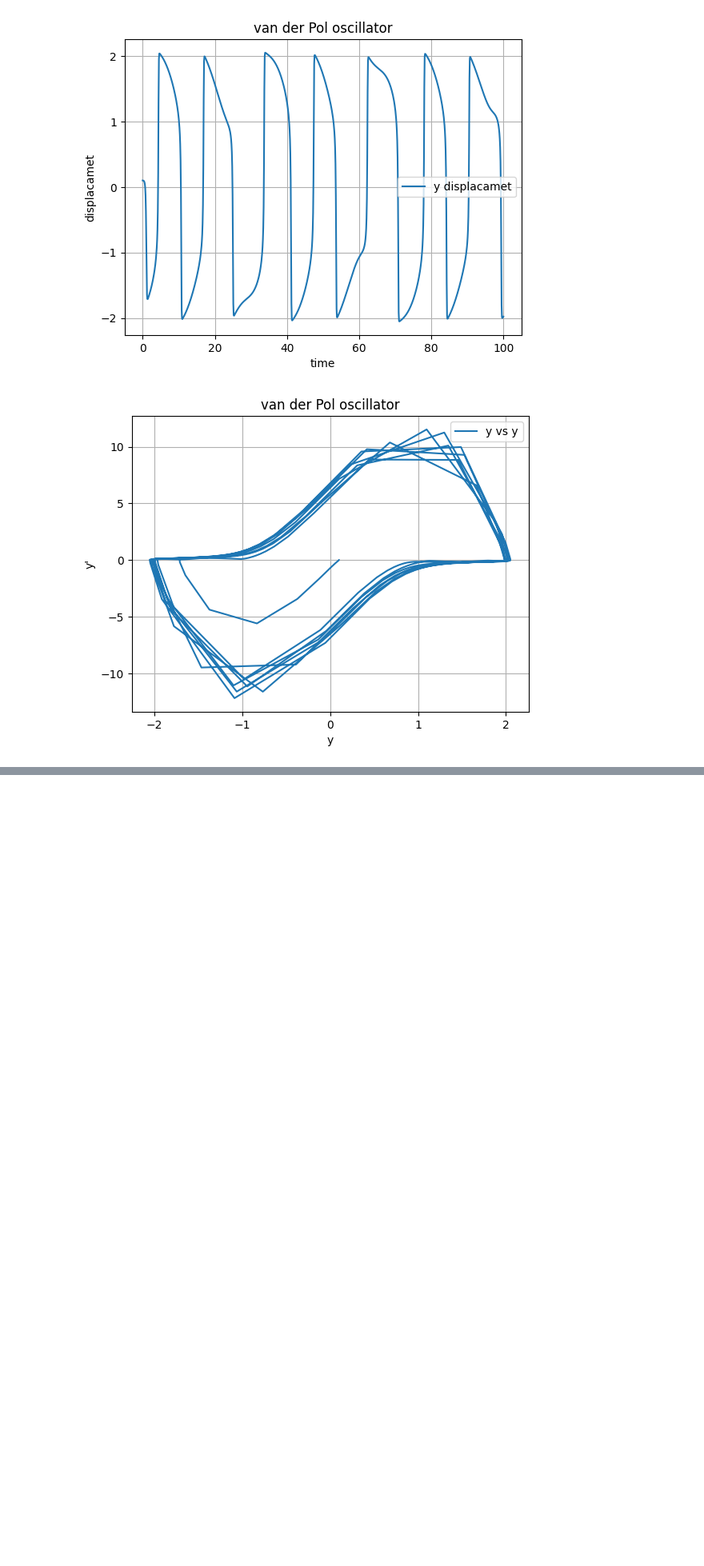
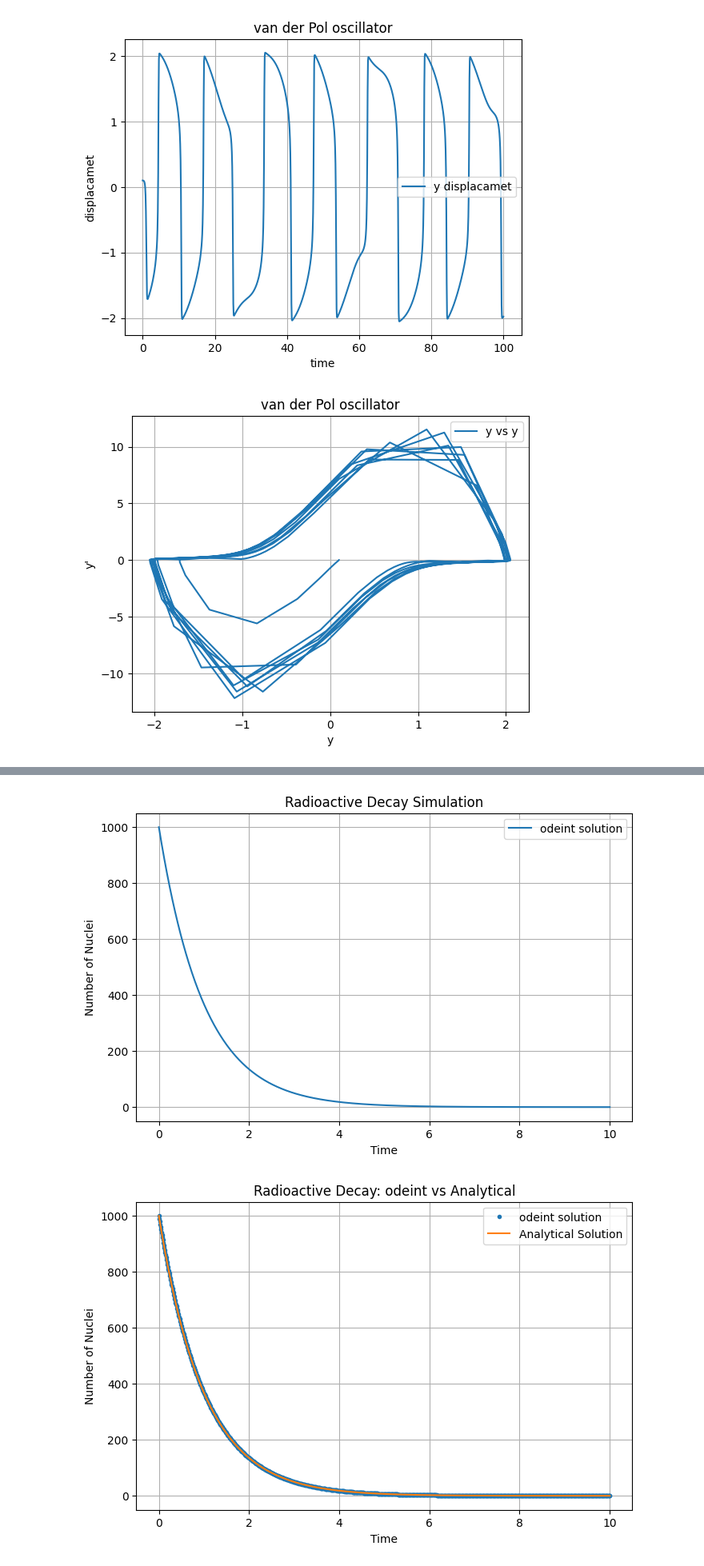
Before and after one commit to PX2145-2025/week-8-b-Zach-Bryant-2, a Jupyter notebook: ODEs.ipynb, the cells around one changed output, grey strips where cells are left out. Shown at 80% size. Drawn from its saved outputs; the diff is of its cells as text; code cells hidden in the pictures; blank space fills up the shorter version.

```diff
--- a/ODEs.ipynb
+++ b/ODEs.ipynb
@@ -423,0 +443,45 @@ plt.show()
+# %%
+import numpy as np
+import matplotlib.pyplot as plt
+from scipy.integrate import odeint
+
+# 1. Define the derivative function
+def radioactive_decay_func(y, t, lam):
+    return -lam * y
+
+# 2. Set up initial conditions and time array
+npts = 1000  # Number of points
+tmax = 10    # Maximum time
+t_decay = np.linspace(0.0, tmax, npts)
+y0_decay = 1000 # Initial number of nuclei
+lambda_val = 1.0 # Decay constant
+
+# 3. Solve the ODE using odeint
+y_odeint_decay = odeint(radioactive_decay_func, y0_decay, t_decay, args=(lambda_val,))
+
+# 4. Plotting the result
+plt.figure(figsize=(8, 5))
+plt.plot(t_decay, y_odeint_decay, label='odeint solution')
+plt.xlabel('Time')
+plt.ylabel('Number of Nuclei')
+plt.title('Radioactive Decay Simulation')
+plt.legend()
+plt.grid(True)
+plt.show()
+
+# Analytical solution for comparison
+def analytic_solution_decay(t, y0, lam):
+    return y0 * np.exp(-lam * t)
+
+plt.figure(figsize=(8, 5))
+plt.plot(t_decay, y_odeint_decay, '.', label='odeint solution')
+plt.plot(t_decay, analytic_solution_decay(t_decay, y0_decay, lambda_val), label='Analytical Solution')
+plt.xlabel('Time')
+plt.ylabel('Number of Nuclei')
+plt.title('Radioactive Decay: odeint vs Analytical')
+plt.legend()
+plt.grid(True)
+plt.show()
+# %% [output]
+[figure, added]
+[figure, added]
```
Also changed, not shown: parts of 12 cells of this notebook.
